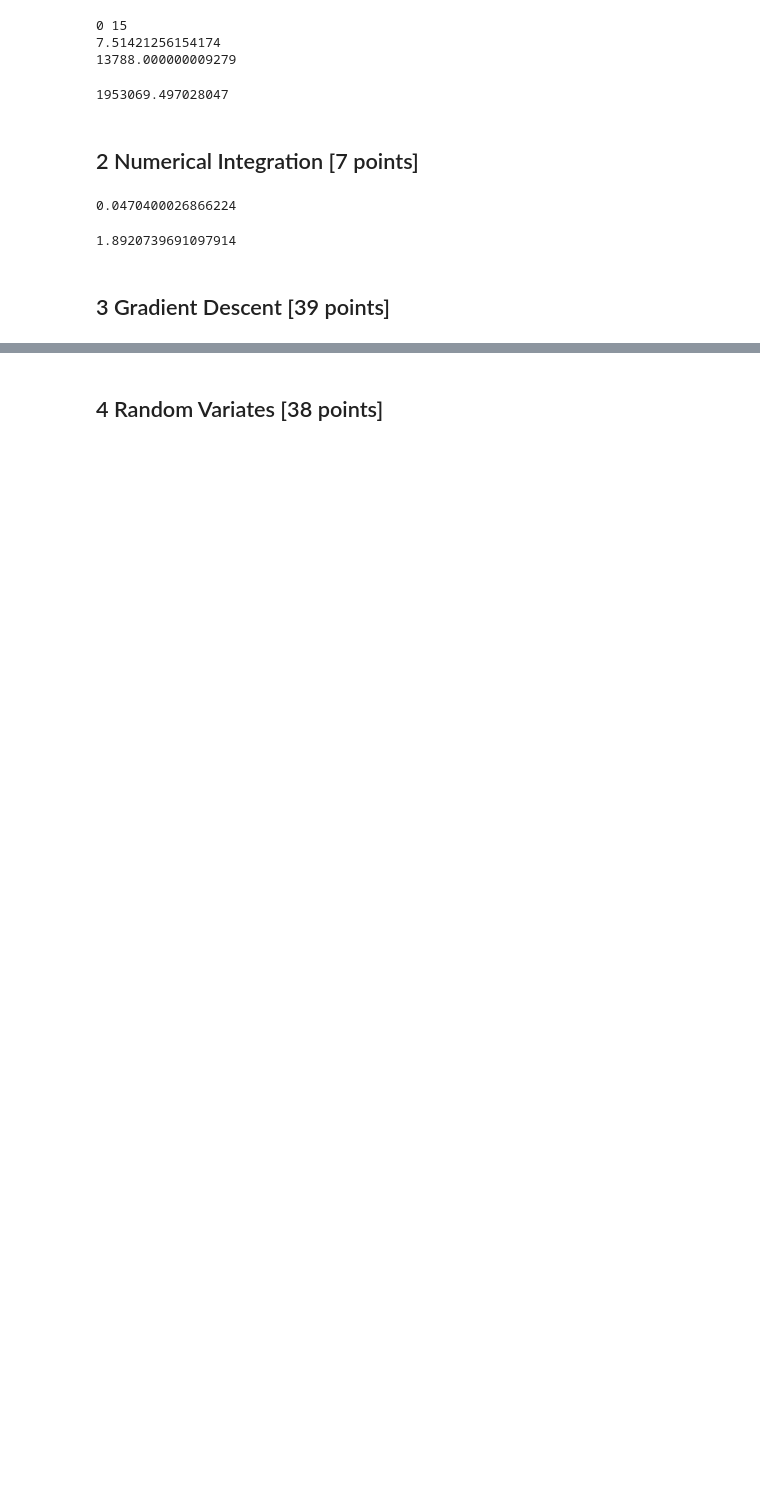
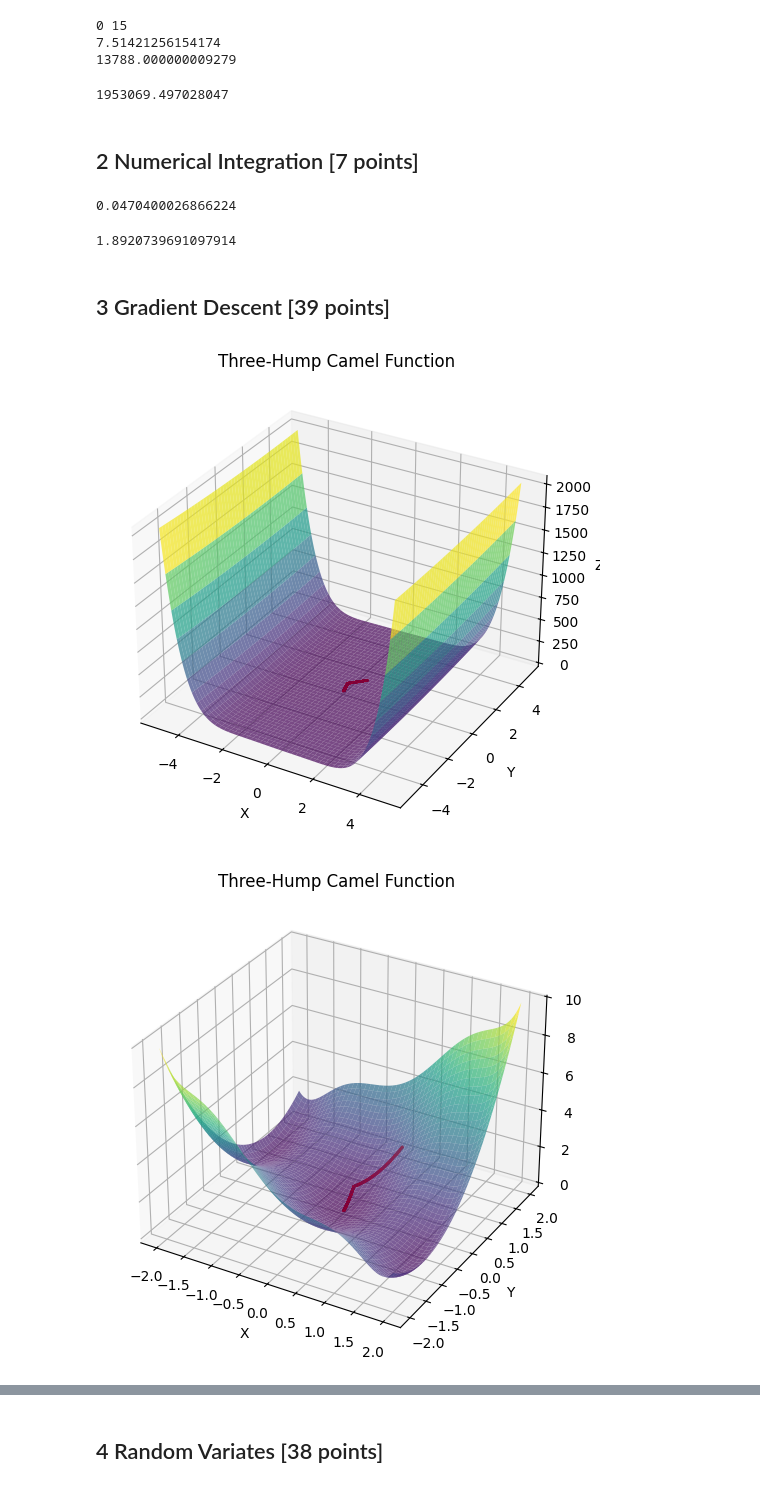
Before and after one commit to sirunde/FaceRecognition, a Jupyter notebook: assignment_1_Park_B00977950.ipynb, the cells around one changed output, grey strips where cells are left out. Saved outputs shown, nothing was run; the diff lists cells and outputs as text; code cells hidden in the pictures; blank space fills up the shorter version.

Commit message:
fixed numpy and mathplotlib bug and added plots

```diff
--- a/assignment_1_Park_B00977950.ipynb
+++ b/assignment_1_Park_B00977950.ipynb
@@ -105,0 +165,72 @@ print(integrate(sinx,-1,1))
+# %%
+def thcf(p):
+    x1, x2 = p
+    return 2*x1**2 - 1.05*x1**4 + (x1**6)/6 + x1*x2 + x2**2
+# %%
+def thcf_grad(p):
+  x1, x2 = p
+  grad_x1 = 4*x1-4.2* x1**3+ x1**5+x2
+  grad_x2 = x1+2*x2
+  return (grad_x1,grad_x2)
+# %%
+lo = -5
+hi = 5
+output = []
+
+for i in range(1_000):
+  randx = random.uniform(lo,hi)
+  randy = random.uniform(lo,hi)
+  output.append(opt(thcf_grad,(randx,randy),1))
+mini = output[0]
+for i in output:
+  if thcf(mini[-1]) > thcf(i[-1]):
+    mini = i
+# Create a grid of values for x and y
+x_vals = np.linspace(-5, 5, 400)  # 400 points between -2 and 2
+y_vals = np.linspace(-5, 5, 400)
+X, Y = np.meshgrid(x_vals, y_vals)
+
+# Compute Z values using the Three-Hump Camel Function
+Z = thcf((X, Y))  # thcf now handles arrays properly
+
+# Create a 3D surface plot
+fig = plt.figure(figsize=(10, 6))
+ax = fig.add_subplot(111, projection='3d')
+ax.plot_surface(X, Y, Z, cmap='viridis', alpha=0.7)
+
+path_x, path_y = zip(*mini)
+path_z = [thcf((x, y)) for x, y in mini]
+plt.plot(path_x, path_y,path_z, marker='o', color='red', label='Optimization Path', linewidth=1, markersize=0.5)
+
+ax.set_title("Three-Hump Camel Function")
+ax.set_xlabel("X")
+ax.set_ylabel("Y")
+ax.set_zlabel("Z")
+
+plt.show()
+
+x_vals = np.linspace(-2, 2, 400)  # 400 points between -2 and 2
+y_vals = np.linspace(-2, 2, 400)
+X, Y = np.meshgrid(x_vals, y_vals)
+
+# Compute Z values using the Three-Hump Camel Function
+Z = thcf((X, Y))  # thcf now handles arrays properly
+
+# Create a 3D surface plot
+fig = plt.figure(figsize=(10, 6))
+ax = fig.add_subplot(111, projection='3d')
+ax.plot_surface(X, Y, Z, cmap='viridis', alpha=0.7)
+
+path_x, path_y = zip(*mini)
+path_z = [thcf((x, y)) for x, y in mini]
+plt.plot(path_x, path_y,path_z, marker='o', color='red', label='Optimization Path', linewidth=1, markersize=0.5)
+
+ax.set_title("Three-Hump Camel Function")
+ax.set_xlabel("X")
+ax.set_ylabel("Y")
+ax.set_zlabel("Z")
+
+plt.show()
+# %% [output]
+[figure, added]
+[figure, added]
```
Also changed, not shown: parts of 10 cells of this notebook.
